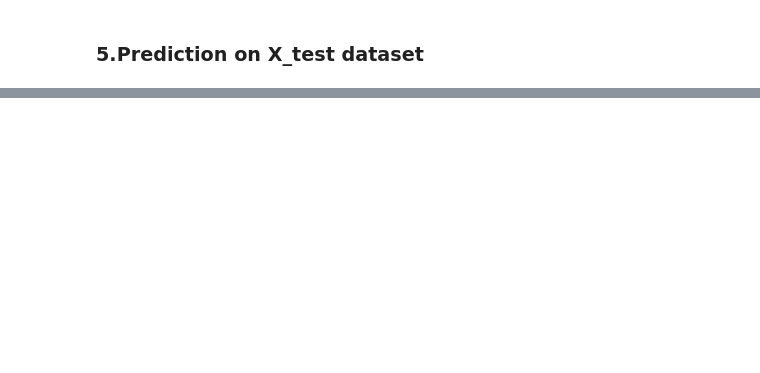
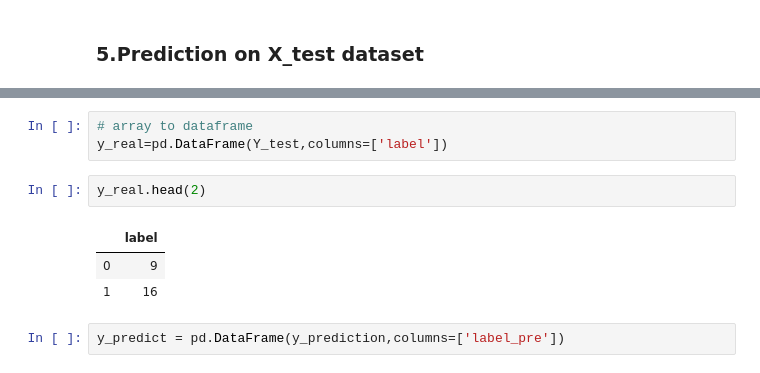
Before and after one commit to celinezhang2019/DS_DRAFT, a Jupyter notebook: alexnet_basic_5k.ipynb, the cells around one changed output, grey strips where cells are left out. Saved outputs shown, nothing was run; the diff lists cells and outputs as text; blank space fills up the shorter version.

```diff
--- a/alexnet_basic_5k.ipynb
+++ b/alexnet_basic_5k.ipynb
@@ -386,0 +431,11 @@ accuracy 0.883222222328186
+# %%
+# array to dataframe
+y_real=pd.DataFrame(Y_test,columns=['label'])
+# %%
+y_real.head(2)
+# %% [output]
+|  | label |
+| 0 | 9 |
+| 1 | 16 |
+# %%
+y_predict = pd.DataFrame(y_prediction,columns=['label_pre'])
```
Also changed, not shown: parts of 26 cells of this notebook.
